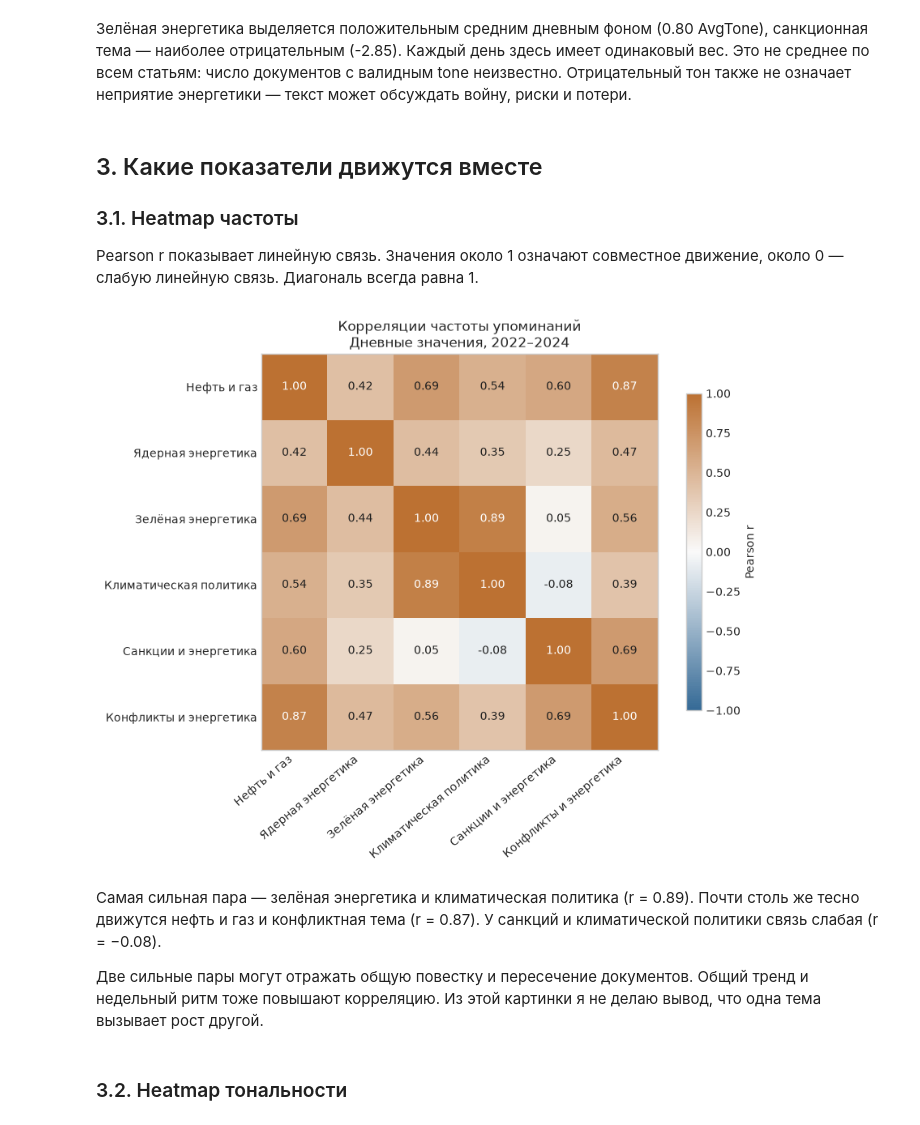
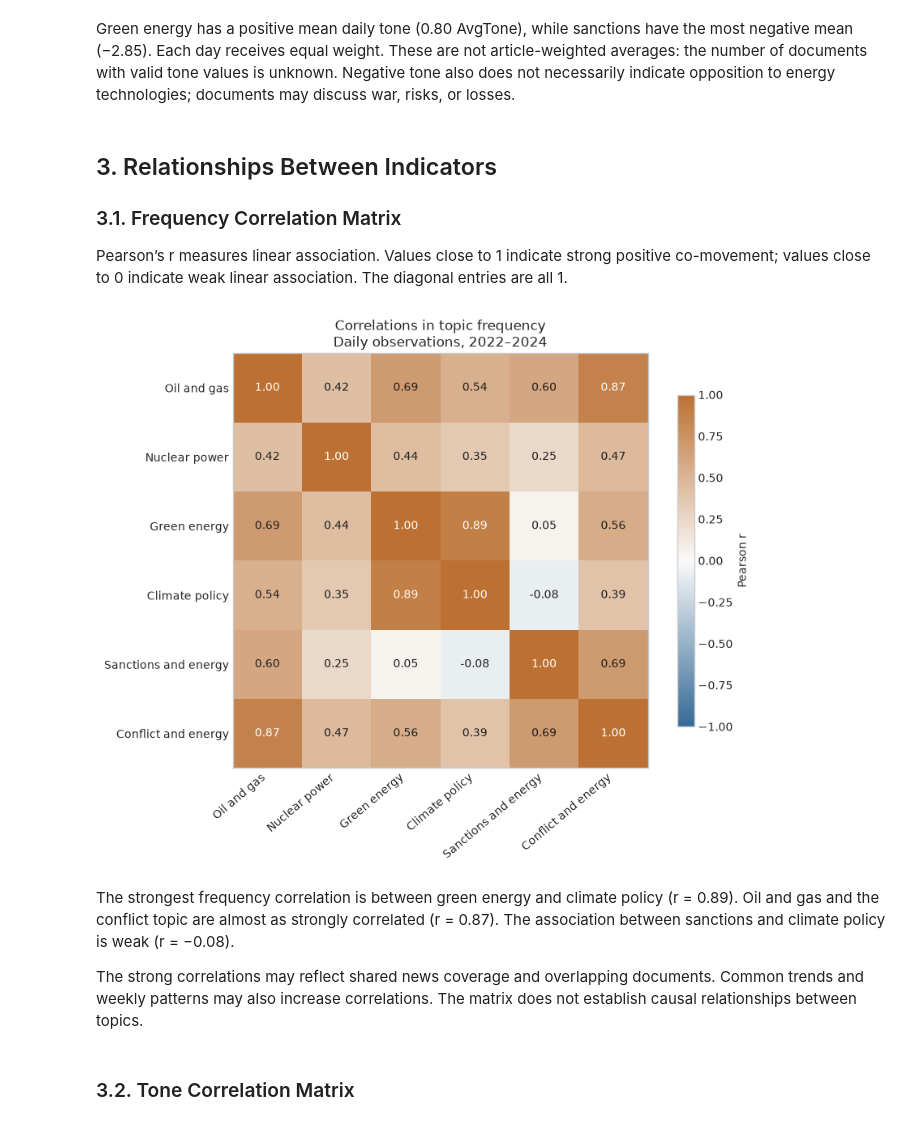
Before and after one commit to LiliaEr/gdelt-media-energy-analysis, a Jupyter notebook: notebooks/gdelt_energy_media_analysis.ipynb, the cells around one changed output. Drawn from its saved outputs; the diff is of its cells as text; code cells hidden in the pictures.

Commit message:
Fix validation and translate analysis into English

```diff
--- a/notebooks/gdelt_energy_media_analysis.ipynb
+++ b/notebooks/gdelt_energy_media_analysis.ipynb
@@ -36,8 +62,8 @@ from IPython.display import display, Markdown
 from src.analysis import (TOPICS, load_daily_data, summarize_quality, benjamini_hochberg,
     differenced_topic_correlations, event_study_hac, event_study_level_hac)
 from src.advanced_models import multi_event_distributed_lag, cop_event_time_model, var_changes_by_topic
-LABELS = dict(zip(TOPICS, ['Нефть и газ', 'Ядерная энергетика', 'Зелёная энергетика',
-    'Климатическая политика', 'Санкции и энергетика', 'Конфликты и энергетика']))
+LABELS = dict(zip(TOPICS, ['Oil and gas', 'Nuclear power', 'Green energy',
+    'Climate policy', 'Sanctions and energy', 'Conflict and energy']))
 BLUE = '#356a96'
 CMAP = LinearSegmentedColormap.from_list('signed', [BLUE, '#fafafa', '#bc7132'])
 plt.style.use('seaborn-v0_8-whitegrid')
@@ -67,7 +93,7 @@ def heatmap(matrix, title, name):
         for j in range(6):
             ax.text(j,i,f'{matrix.iloc[i,j]:.2f}',ha='center',va='center',
                     color='white' if abs(matrix.iloc[i,j])>.7 else '#202020')
-    ax.set_title(title+'\nДневные значения, 2022–2024')
+    ax.set_title(title+'\nDaily observations, 2022–2024')
     fig.colorbar(im, ax=ax, shrink=.8, label='Pearson r')
     finish(fig,name)
 data = load_daily_data(ROOT/'data/raw/gdelt_energy_daily.csv')
@@ -163,20 +191,20 @@ means = data[tone_cols].mean()
 # %% [markdown]
-Зелёная энергетика выделяется положительным средним дневным фоном (0.80 AvgTone), санкционная тема — наиболее отрицательным (-2.85). Каждый день здесь имеет одинаковый вес. Это не среднее по всем статьям: число документов с валидным tone неизвестно. Отрицательный тон также не означает неприятие энергетики — текст может обсуждать войну, риски и потери.
+Green energy has a positive mean daily tone (0.80 AvgTone), while sanctions have the most negative mean (−2.85). Each day receives equal weight. These are not article-weighted averages: the number of documents with valid tone values is unknown. Negative tone also does not necessarily indicate opposition to energy technologies; documents may discuss war, risks, or losses.
 # %% [markdown]
-## 3. Какие показатели движутся вместе
-### 3.1. Heatmap частоты
+## 3. Relationships Between Indicators
+### 3.1. Frequency Correlation Matrix
 
-Pearson r показывает линейную связь. Значения около 1 означают совместное движение, около 0 — слабую линейную связь. Диагональ всегда равна 1.
+Pearson’s r measures linear association. Values close to 1 indicate strong positive co-movement; values close to 0 indicate weak linear association. The diagonal entries are all 1.
 # %%
 count_corr = data[count_cols].corr()
-heatmap(count_corr,'Корреляции частоты упоминаний','04_count_heatmap')
+heatmap(count_corr,'Correlations in topic frequency','04_count_heatmap')
 # %% [output]
-[figure, old version]
+[figure, new version]
 # %% [markdown]
-Самая сильная пара — зелёная энергетика и климатическая политика (r = 0.89). Почти столь же тесно движутся нефть и газ и конфликтная тема (r = 0.87). У санкций и климатической политики связь слабая (r = −0.08).
+The strongest frequency correlation is between green energy and climate policy (r = 0.89). Oil and gas and the conflict topic are almost as strongly correlated (r = 0.87). The association between sanctions and climate policy is weak (r = −0.08).
 
-Две сильные пары могут отражать общую повестку и пересечение документов. Общий тренд и недельный ритм тоже повышают корреляцию. Из этой картинки я не делаю вывод, что одна тема вызывает рост другой.
+The strong correlations may reflect shared news coverage and overlapping documents. Common trends and weekly patterns may also increase correlations. The matrix does not establish causal relationships between topics.
 # %% [markdown]
-### 3.2. Heatmap тональности
+### 3.2. Tone Correlation Matrix
 # %%
 tone_corr = data[tone_cols].corr()
```
Also changed, not shown: parts of 37 cells of this notebook, 17 other files.
